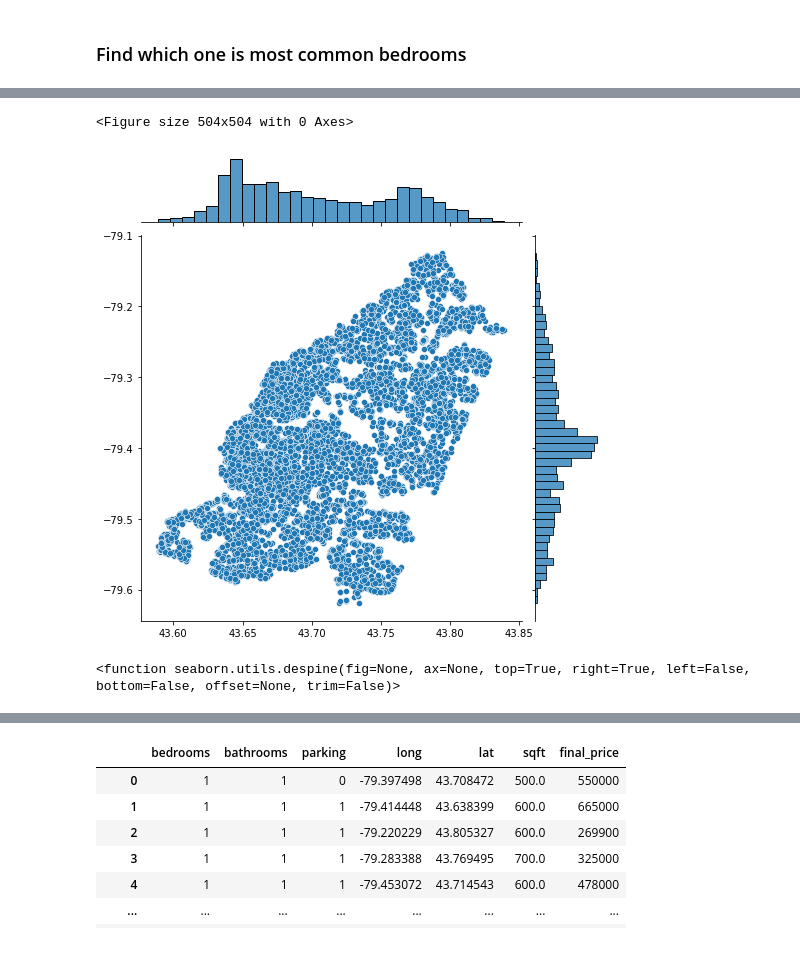
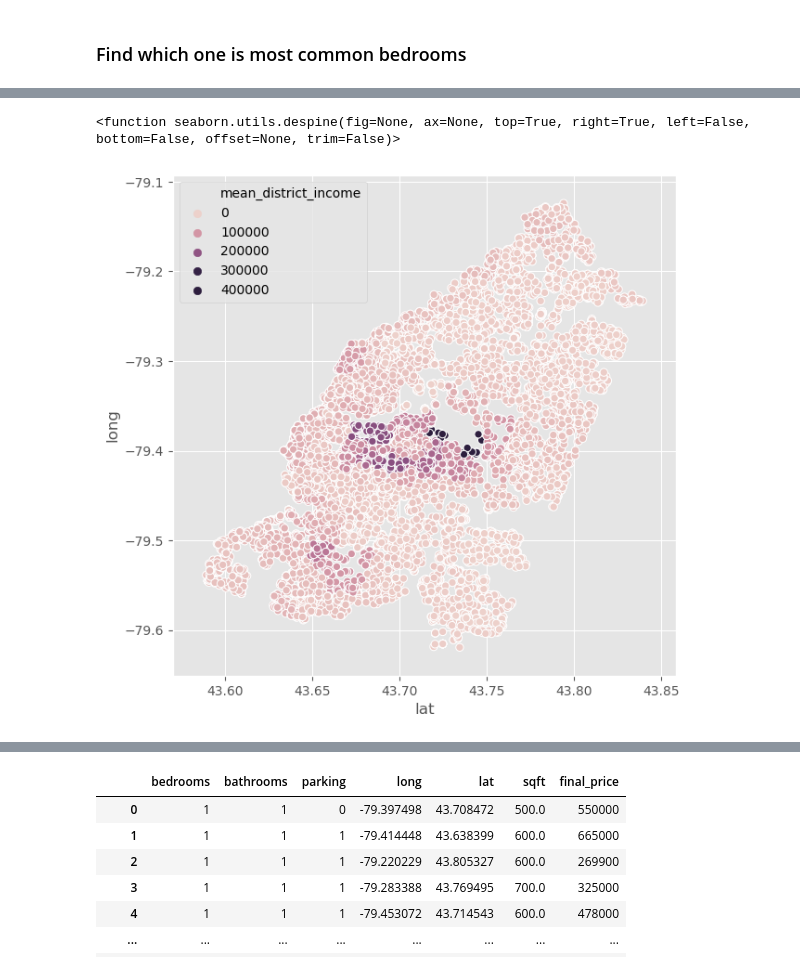
Before and after one commit to m-mraisi/HousingPredictiveAnalysis, a Jupyter notebook: Predictive_Housing_Analysis.ipynb, the cells around one changed output, grey strips where cells are left out. Saved outputs shown, nothing was run; the diff lists cells and outputs as text; code cells hidden in the pictures.

```diff
--- a/Predictive_Housing_Analysis.ipynb
+++ b/Predictive_Housing_Analysis.ipynb
@@ -6,7 +6,7 @@ import matplotlib.pyplot as plt
 # %%
 # Importing Data
 
-Housing_Data= pd.read_csv("houses_ontario.csv")
+Housing_Data= pd.read_csv("https://raw.githubusercontent.com/slavaspirin/Toronto-housing-price-prediction/master/houses.csv")
 # %%
 # Finding the length of the data set
 
@@ -160,16 +159,14 @@ sns.despine
 # %%
 # Visualisation to see house availabiltiy based on the latitude and longitude
+fig = plt.gcf()
+fig.set_size_inches(7, 7)
 
-plt.figure(figsize=(7,7))
-sns.jointplot(x=Housing_Data.lat.values, y=Housing_Data.long.values, size=7, kind='scatter')
-plt.xlabel('Latitude')
-plt.ylabel('Longitude')
-plt.show()
+
+sns.scatterplot(data=Housing_Data, x="lat", y="long", hue="mean_district_income", sizes=(10,10))
 sns.despine
 # %% [output]
-<Figure size 504x504 with 0 Axes>
+<function seaborn.utils.despine(fig=None, ax=None, top=True, right=True, left=False, bottom=False, offset=None, trim=False)>
-[figure, old version]
+[figure, new version]
-<function seaborn.utils.despine(fig=None, ax=None, top=True, right=True, left=False, bottom=False, offset=None, trim=False)>
 # %%
 # Visulaization to check the relationship between finalprice and sqft
 
```
Also changed, not shown: parts of 15 cells of this notebook, 2 other files.
